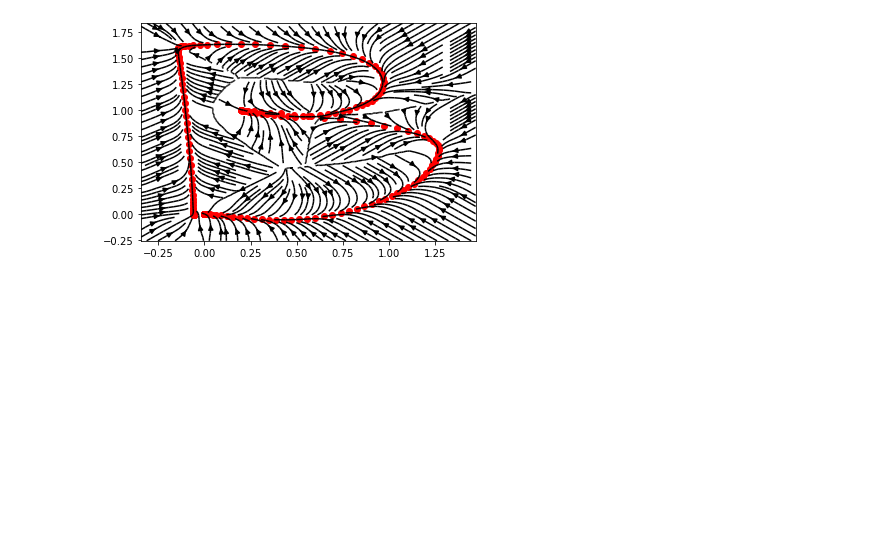
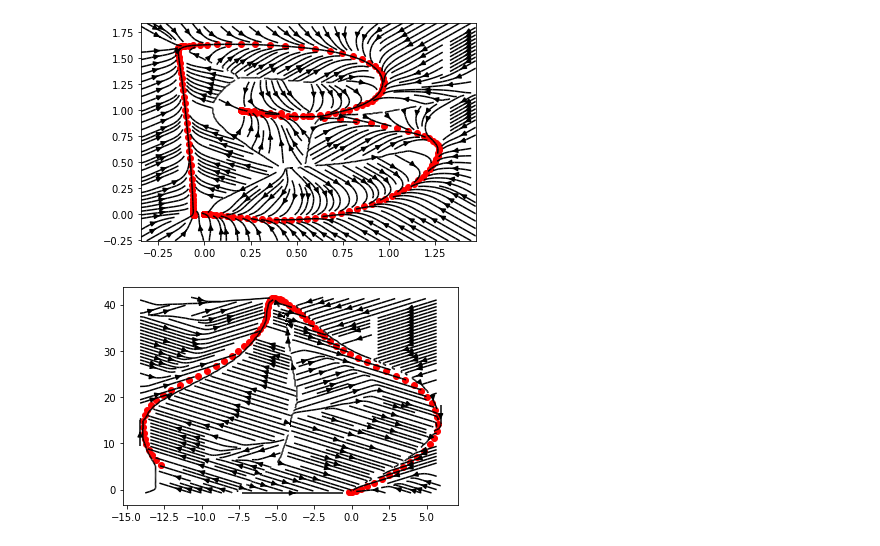
Before and after one commit to franzesegiovanni/SIMPLe, a Jupyter notebook: SIMPLe.ipynb, the cells around one changed output. Drawn from its saved outputs; the diff is of its cells as text; code cells hidden in the pictures; blank space fills up the shorter version.

Commit message:
added plots for the paper

```diff
--- a/SIMPLe.ipynb
+++ b/SIMPLe.ipynb
@@ -18,6 +92,7 @@ class SIMPLe():
         self.rec_freq=100
         self.weigth_time=2
         self.index=0
+        self.DataSet=_PyLasaDataSet()
 
     def load(self, path='/home/oem/Desktop/KernelizedDynamicalSystems/robInfLib-matlab/2Dletters/O.mat'):
 
@@ -26,9 +101,35 @@ class SIMPLe():
         for j in range(0,200):
             self.traj[0,j]=(X_demo['demos'][0,0][0][0][0][0][j]-X_demo['demos'][0,0][0][0][0][0][-1])/10
             self.traj[1,j]=(X_demo['demos'][0,0][0][0][0][1][j]-X_demo['demos'][0,0][0][0][0][1][-1])/10
+
+
+    def load_lasa(self, shape='GShape'):
+        self.shape=shape
+        angle_data = getattr(self.DataSet, shape)
+        demos = angle_data.demos
+        next_point=10
+        X_tot=(demos[0].pos[:,100::1])
+        Y_tot=np.zeros((2,np.size(X_tot,1)))
+
+        for j in range(np.size(X_tot,1)-next_point):
+            Y_tot[:,j]=X_tot[:,j+next_point]
+
+
+        X_tot=np.transpose(X_tot)
+        Y_tot=np.transpose(Y_tot)
+
+        downsample=10
+
+
+        self.X=np.vstack([X_tot[::downsample,:],X_tot[-1,:]])
+        self.Y=np.vstack([Y_tot[::downsample,:],Y_tot[-1,:]])
+        self.traj=np.transpose((X_tot[0::downsample,:]))
+
     def plot_traj(self):
         plt.scatter(self.traj[0,:],self.traj[1,:], color=[1,0,0])
         plt.show()
+
+
     def execute(self):
 
         time_weight=self.rec_freq*self.weigth_time
@@ -70,9 +171,10 @@ class SIMPLe():
             if  ind is None:
                 self.index=None
             else:
-                self.index=belief
-            self.cart_pos=attractor_pos
+                self.index=i_belief
+            self.cart_pos=attractor_pos+ 0.01 * np.random.randn(1,2)
             self.traj_rollout[:,i+1]= self.cart_pos
+        self.traj_rollout=scipy.signal.savgol_filter(self.traj_rollout,11, polyorder=3)
 
     def plot_stream(self,i=None):
         self.index=i
@@ -88,8 +190,8 @@ class SIMPLe():
 
                 [attractor, i_belief, beta]= self.execute()
 
-                u[i,j]=np.clip(attractor[0][0]-self.cart_pos[0][0],-0.1,0.1)
-                v[i,j]=np.clip(attractor[0][1]-self.cart_pos[0][1],-0.1,0.1)
+                u[i,j]=np.clip(attractor[0][0]-self.cart_pos[0][0],-0.1,0.1) #0.1
+                v[i,j]=np.clip(attractor[0][1]-self.cart_pos[0][1],-0.1,0.1) #0.1
                 BETA[i,j]=beta
 
 
@@ -100,6 +202,7 @@ class SIMPLe():
         u=scipy.signal.medfilt2d(u,kernel_size=11)
         v=scipy.signal.medfilt2d(v,kernel_size=11)
         plt.streamplot(XX, YY, u, v, density = 2, color=[0,0,0])
+        plt.savefig("/home/oem/Desktop/SIMPLe" + "/figures/"+"figure.png" , dpi=300)
         plt.show()
 
 
@@ -115,6 +218,11 @@ SIMPLe.load(path='/home/oem/Desktop/KernelizedDynamicalSystems/robInfLib-matlab/
 SIMPLe.plot_stream()
 # %% [output]
 [figure]
+# %%
+SIMPLe.load_lasa(shape='Leaf_1')
+SIMPLe.plot_stream()
+# %% [output]
+[figure, added]
 # %%
 # SIMPLe=SIMPLe()
 SIMPLe.load(path='/home/oem/Desktop/KernelizedDynamicalSystems/robInfLib-matlab/2Dletters/B.mat')
```
Also changed, not shown: parts of 8 cells of this notebook, 6 other files.
